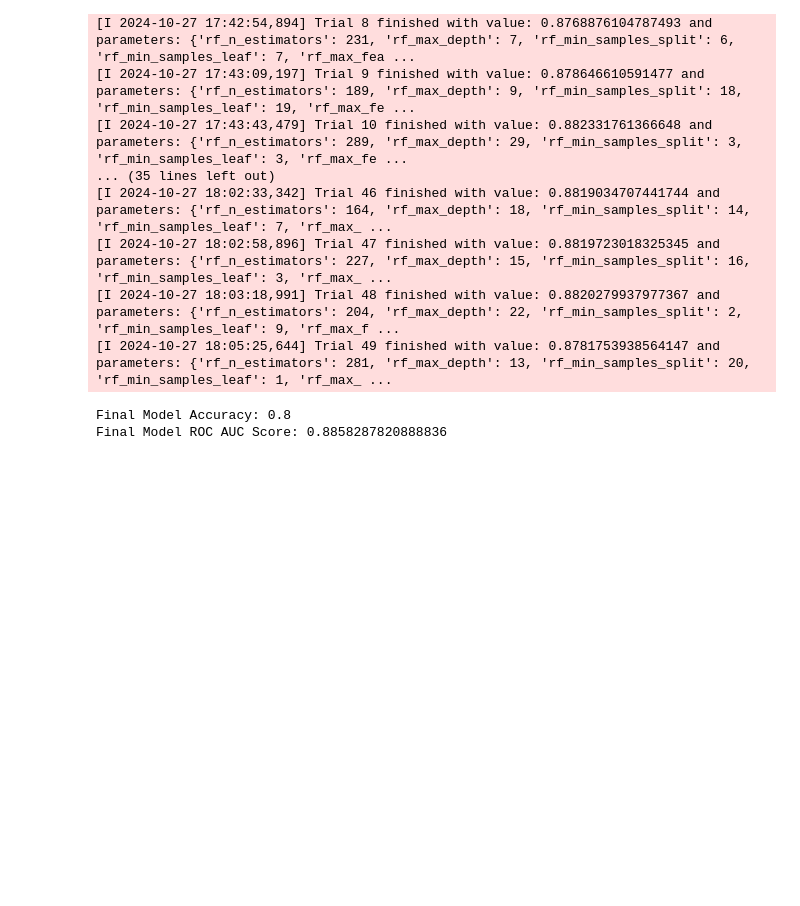
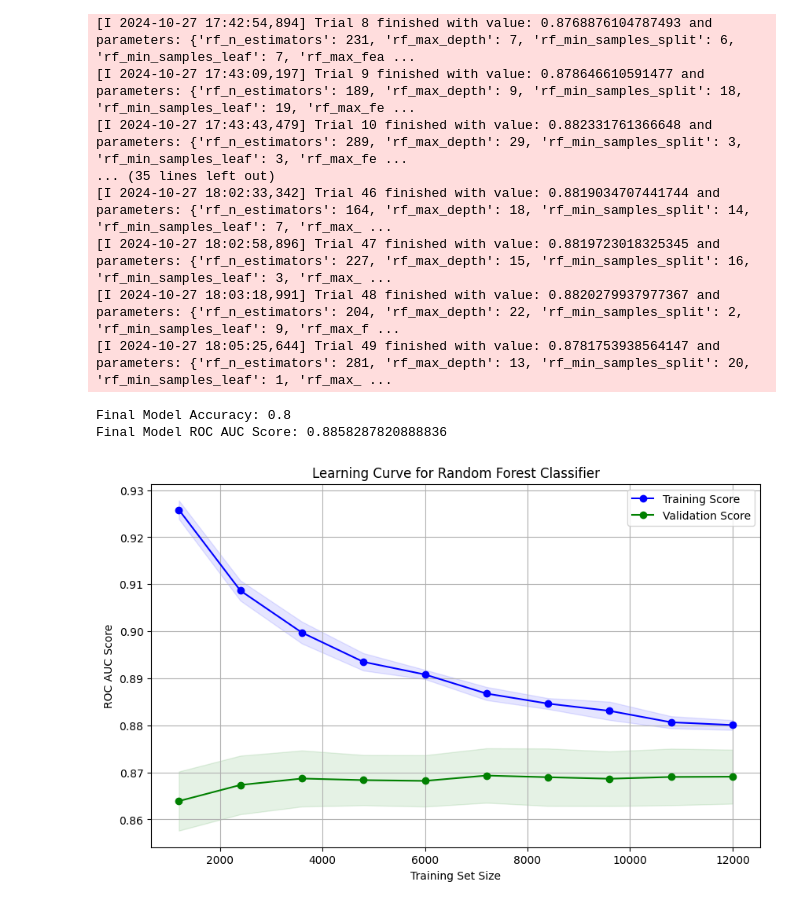
Before and after one commit to zuhriddinabduganiyev/Smokers-Status-Prediction, a Jupyter notebook: main.ipynb, the cells around one changed output. Saved outputs shown, nothing was run; the diff lists cells and outputs as text; code cells hidden in the pictures; blank space fills up the shorter version.

Commit message:
plotting

```diff
--- a/main.ipynb
+++ b/main.ipynb
@@ -731,3 +731,50 @@ print("Final Model ROC AUC Score:", auc_score)
 [I 2024-10-27 18:05:25,644] Trial 49 finished with value: 0.8781753938564147 and parameters: {'rf_n_estimators': 281, 'rf_max_depth': 13, 'rf_min_samples_split': 20, 'rf_min_samples_leaf': 1, 'rf_max_ ...
 Final Model Accuracy: 0.8
 Final Model ROC AUC Score: 0.8858287820888836
+# %%
+import numpy as np
+import matplotlib.pyplot as plt
+from sklearn.ensemble import RandomForestClassifier
+from sklearn.model_selection import learning_curve, StratifiedKFold
+
+stf = StratifiedKFold(n_splits=5)
+
+randomforest_model = RandomForestClassifier(max_depth=5)
+randomforest_res = learning_curve(
+    randomforest_model,
+    X,
+    y,
+    cv=stf,
+    scoring='roc_auc',
+    train_sizes=np.linspace(0.1, 1.0, 10)
+)
+
+def show_curve_plot(learning_curve_data):
+    train_sizes, train_scores, val_scores = learning_curve_data
+
+    train_scores_mean = np.mean(train_scores, axis=1)
+    val_scores_mean = np.mean(val_scores, axis=1)
+    train_scores_std = np.std(train_scores, axis=1)
+    val_scores_std = np.std(val_scores, axis=1)
+
+    plt.figure(figsize=(10, 6))
+    plt.plot(train_sizes, train_scores_mean, label='Training Score', color='blue', marker='o')
+    plt.plot(train_sizes, val_scores_mean, label='Validation Score', color='green', marker='o')
+    plt.fill_between(train_sizes,
+                     train_scores_mean - train_scores_std,
+                     train_scores_mean + train_scores_std,
+                     color='blue', alpha=0.1)
+    plt.fill_between(train_sizes,
+                     val_scores_mean - val_scores_std,
+                     val_scores_mean + val_scores_std,
+                     color='green', alpha=0.1)
+
+    plt.title('Learning Curve for Random Forest Classifier')
+    plt.xlabel('Training Set Size')
+    plt.ylabel('ROC AUC Score')
+    plt.legend()
+    plt.grid()
+    plt.show()
+show_curve_plot(randomforest_res)
+# %% [output]
+[figure, added]
```
